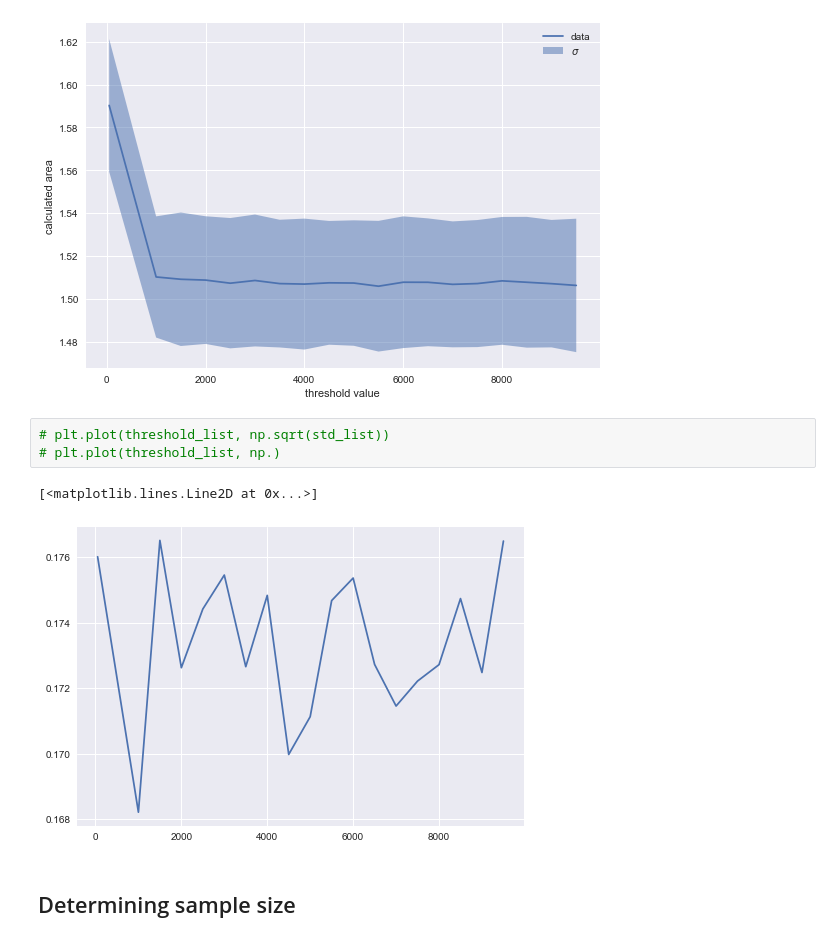
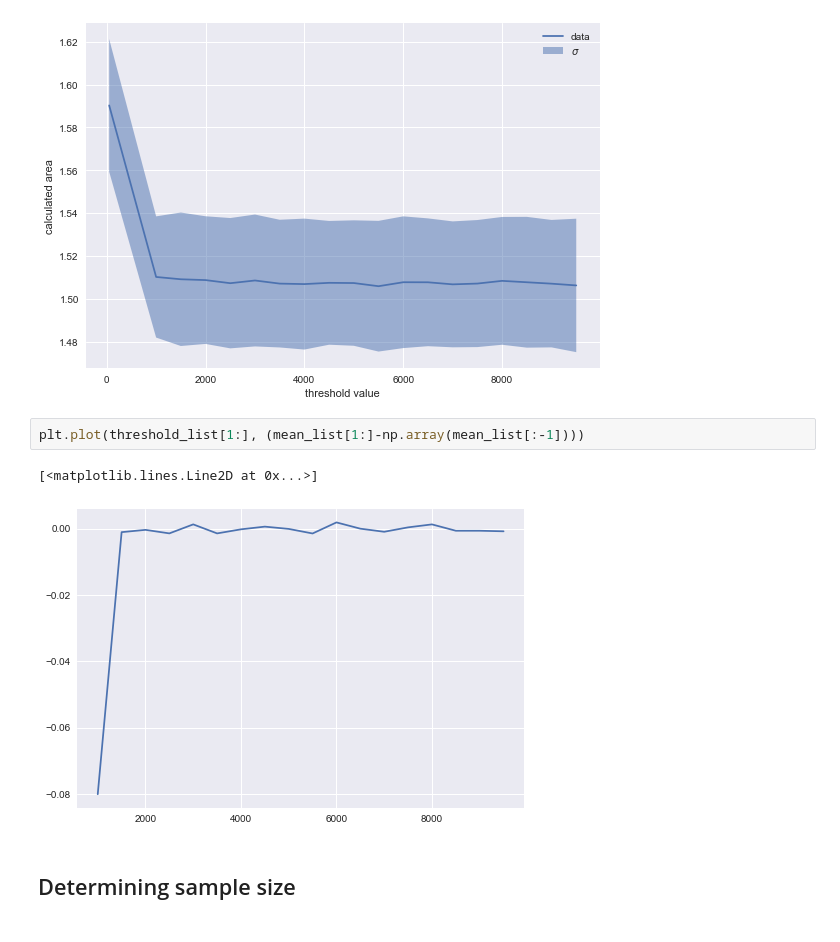
Before and after one commit to MbBrainz/StochasticSimulation-group19, a Jupyter notebook: Assignment1/RandomSampling.ipynb, the cells around one changed output. Saved outputs shown, nothing was run; the diff lists cells and outputs as text.

```diff
--- a/Assignment1/RandomSampling.ipynb
+++ b/Assignment1/RandomSampling.ipynb
@@ -112,11 +97,10 @@ plt.tight_layout()
 # %% [output]
 [figure]
 # %%
-# plt.plot(threshold_list, np.sqrt(std_list))
-# plt.plot(threshold_list, np.)
+plt.plot(threshold_list[1:], (mean_list[1:]-np.array(mean_list[:-1])))
 # %% [output]
 [<matplotlib.lines.Line2D at 0x...>]
-[figure, old version]
+[figure, new version]
 # %% [markdown]
 ## Determining sample size
 # %%
```
Also changed, not shown: parts of 5 cells of this notebook, 7 other files.
